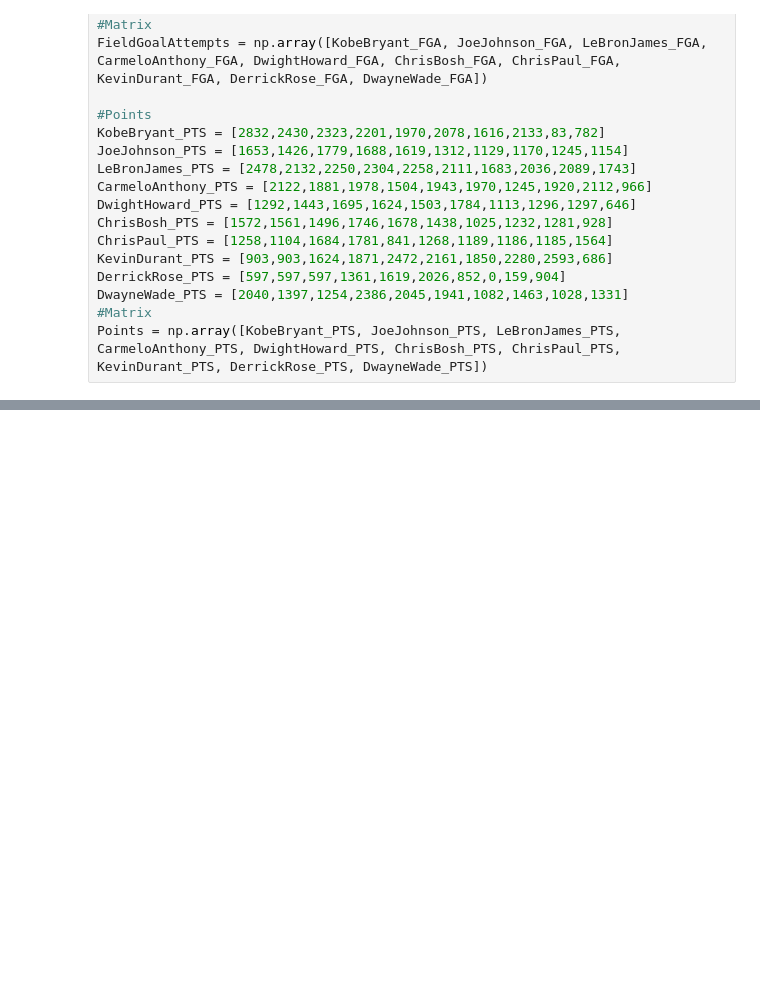
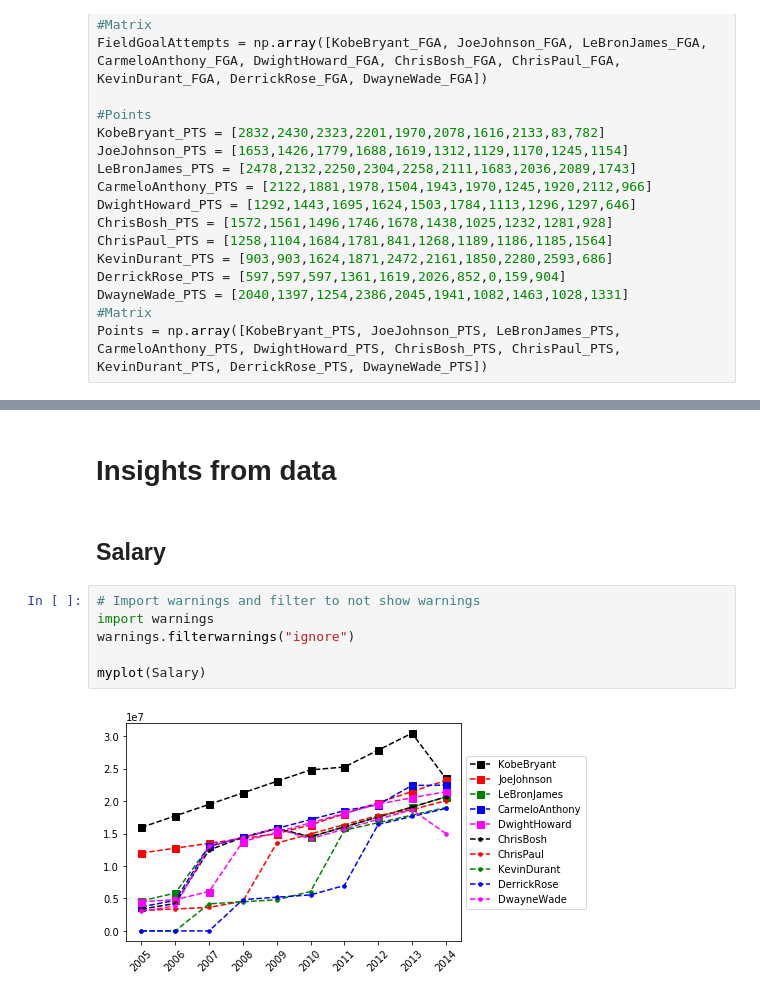
Before and after one commit to golgor/python-courses, a Jupyter notebook: Module 3/3.5 Functions.ipynb, the cells around one changed output, grey strips where cells are left out. Drawn from its saved outputs; the diff is of its cells as text; blank space fills up the shorter version.

```diff
--- a/Module 3/3.5 Functions.ipynb
+++ b/Module 3/3.5 Functions.ipynb
@@ -141,0 +221,12 @@ Points = np.array([KobeBryant_PTS, JoeJohnson_PTS, LeBronJames_PTS, CarmeloAntho
+# %% [markdown]
+# Insights from data
+# %% [markdown]
+## Salary
+# %%
+# Import warnings and filter to not show warnings
+import warnings
+warnings.filterwarnings("ignore")
+
+myplot(Salary)
+# %% [output]
+[figure, added]
```
Also changed, not shown: parts of 17 cells of this notebook, 2 other files.
